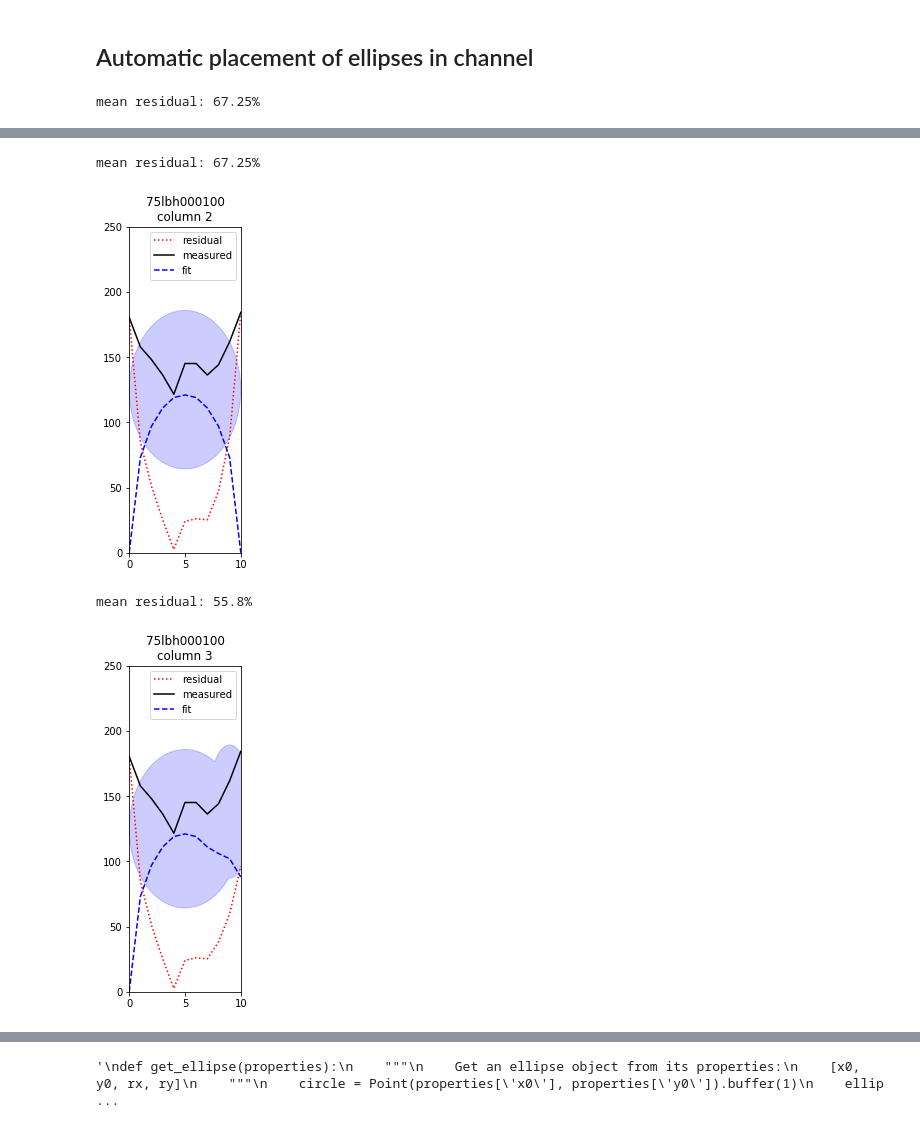
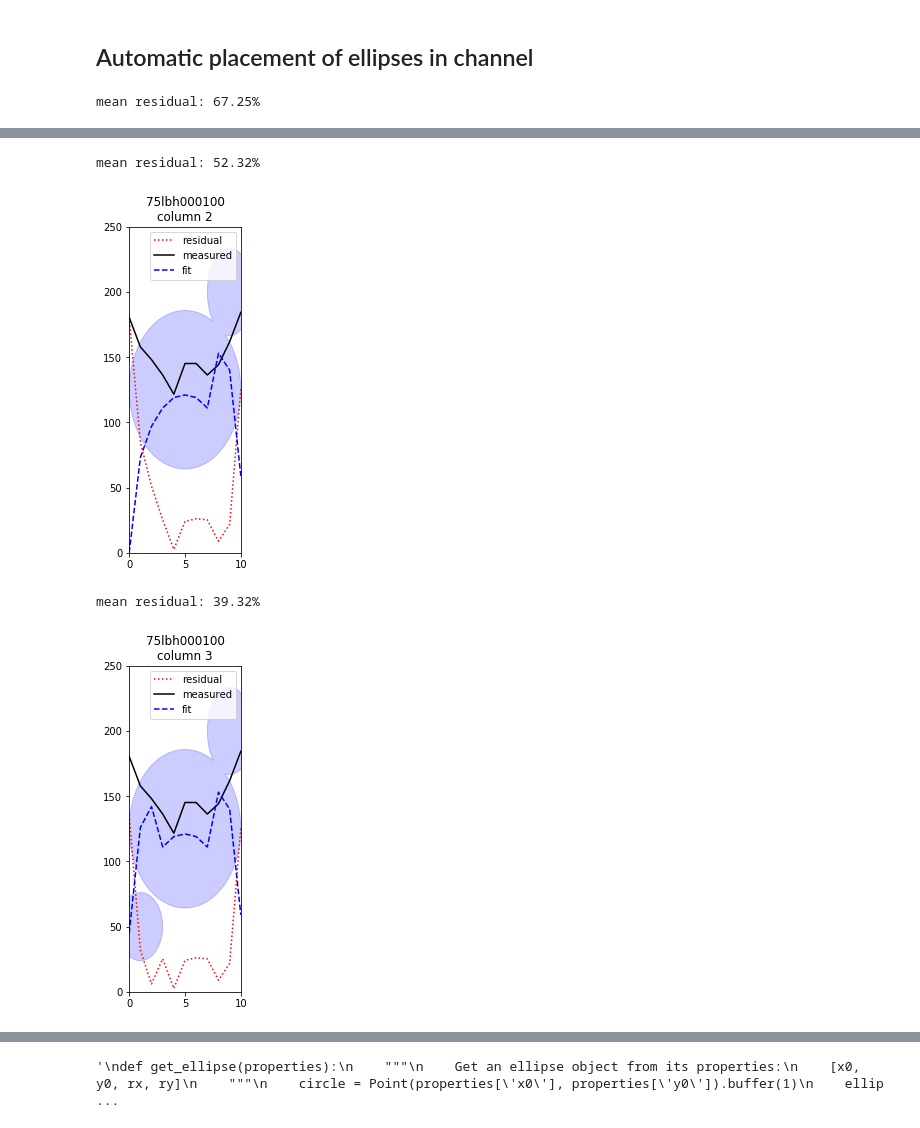
Before and after one commit to ericmuckley/fluid_channel_modeling, a Jupyter notebook: channel_modeling_cross_sections.ipynb, the cells around one changed output, grey strips where cells are left out. Cells and saved outputs as stored; diff of their text form; code cells hidden in the pictures.

```diff
--- a/channel_modeling_cross_sections.ipynb
+++ b/channel_modeling_cross_sections.ipynb
@@ -175,41 +175,49 @@ for i in range(1):
         print('mean residual: {}%'.format(round(cs['residual'].mean(), 2)))
 
 
+        if i == 0:
+            params += [
+                np.clip(cs['x'][np.argmax(cs['residual'])], 1, cs['x'].max()-1),
+                4/5*data['d_um'],
+                2,
+                cs['residual'].mean()/2]
+
         if i == 1:
             params += [
                 np.clip(cs['x'][np.argmax(cs['residual'])], 1, cs['x'].max()-1),
-                3/4*cs['cs'].max(),
+                1/5*data['d_um'],
                 2,
-                cs['residual'][2]]
+                cs['residual'].mean()/2]
+
 
 
 
         fig, ax = plt.subplots()
         # plot residual
         plt.plot(cs['x'], cs['residual'], c='r', linestyle=':', label='residual')
         # add union of all ellipses to the plot
         ax.add_patch(PolygonPatch(union, fc='b', ec='b', alpha=0.2))
         # plot measured cross section
         plt.plot(cs['x'], cs['cs'], c='k', label='measured')
         # plot simulated cross section
         plt.plot(cs['x'], cs['sim'], c='b', linestyle='--', label='fit')
         fig.set_size_inches(2, 6)
         plt.xlim([0, np.max(cs['x'])])
         plt.ylim([0, data['d_um']])
         plt.legend()
         #plt.tight_layout()
         #plt.xticks([])
         #plt.yticks([])
         plt.title('{}\ncolumn {}'.format(L, i+1))
         #plt.savefig(os.path.join(save_img_dir, 'img_{}.jpg'.format(str(i).zfill(5))))
         plt.show()
 # %% [output]
 mean residual: 67.25%
 [figure]
-mean residual: 67.25%
+mean residual: 52.32%
-[figure, old version]
+[figure, new version]
-mean residual: 55.8%
+mean residual: 39.32%
-[figure, old version]
+[figure, new version]
 # %%
 params
 # %% [output]
```
Also changed, not shown: parts of 1 cell of this notebook.
